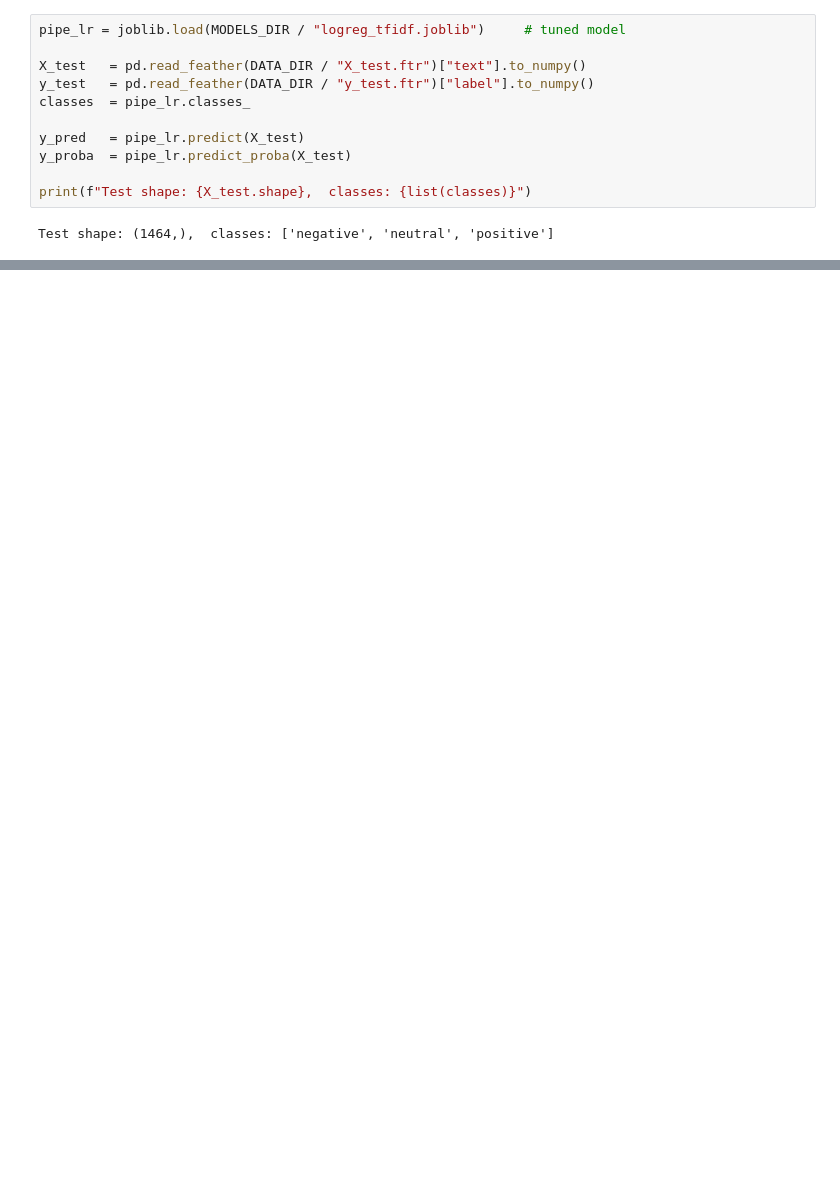
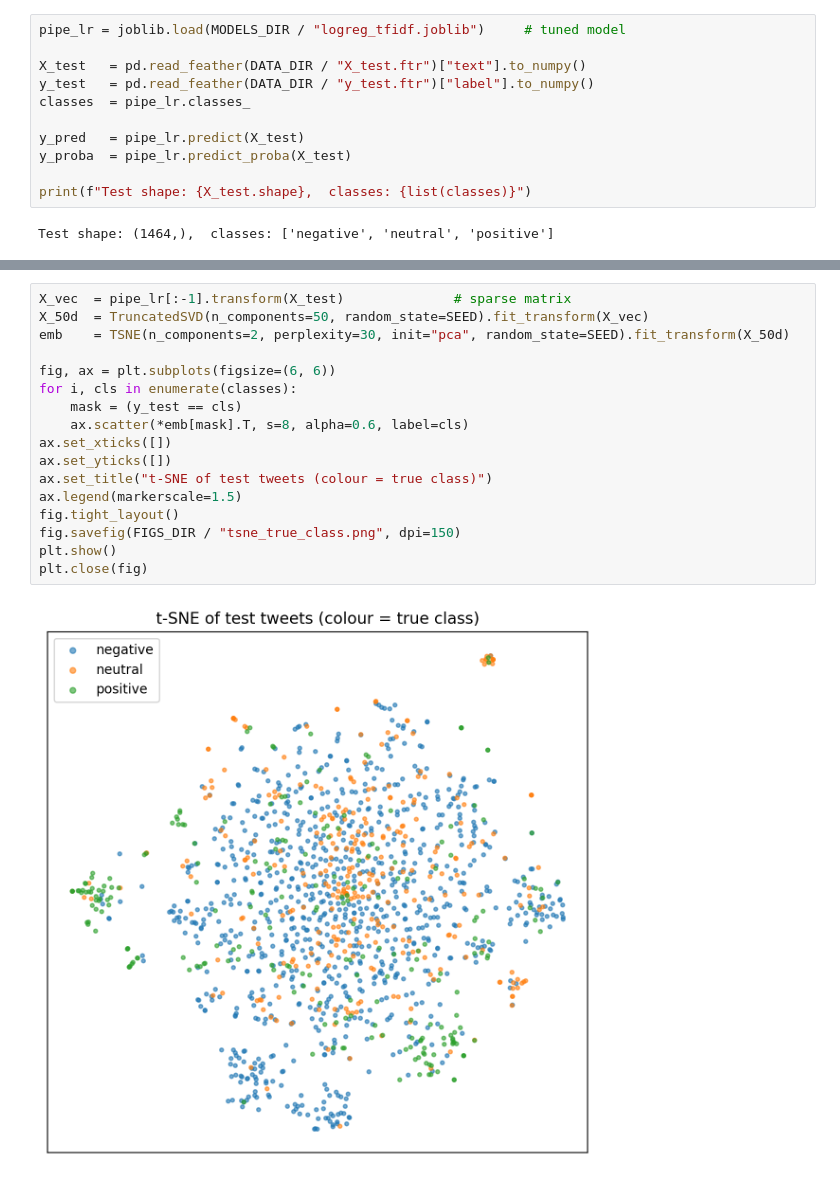
Before and after one commit to justin-castillo/twitter-airline-analysis, a Jupyter notebook: notebooks/08_model_evaluation.ipynb, the cells around one changed output, grey strips where cells are left out. Drawn from its saved outputs; the diff is of its cells as text; blank space fills up the shorter version.

```diff
--- a/notebooks/08_model_evaluation.ipynb
+++ b/notebooks/08_model_evaluation.ipynb
@@ -125,0 +218,19 @@ plt.close(fig)
+# %%
+X_vec  = pipe_lr[:-1].transform(X_test)              # sparse matrix
+X_50d  = TruncatedSVD(n_components=50, random_state=SEED).fit_transform(X_vec)
+emb    = TSNE(n_components=2, perplexity=30, init="pca", random_state=SEED).fit_transform(X_50d)
+
+fig, ax = plt.subplots(figsize=(6, 6))
+for i, cls in enumerate(classes):
+    mask = (y_test == cls)
+    ax.scatter(*emb[mask].T, s=8, alpha=0.6, label=cls)
+ax.set_xticks([])
+ax.set_yticks([])
+ax.set_title("t‑SNE of test tweets (colour = true class)")
+ax.legend(markerscale=1.5)
+fig.tight_layout()
+fig.savefig(FIGS_DIR / "tsne_true_class.png", dpi=150)
+plt.show()
+plt.close(fig)
+# %% [output]
+[figure, added]
```
Also changed, not shown: parts of 16 cells of this notebook.
